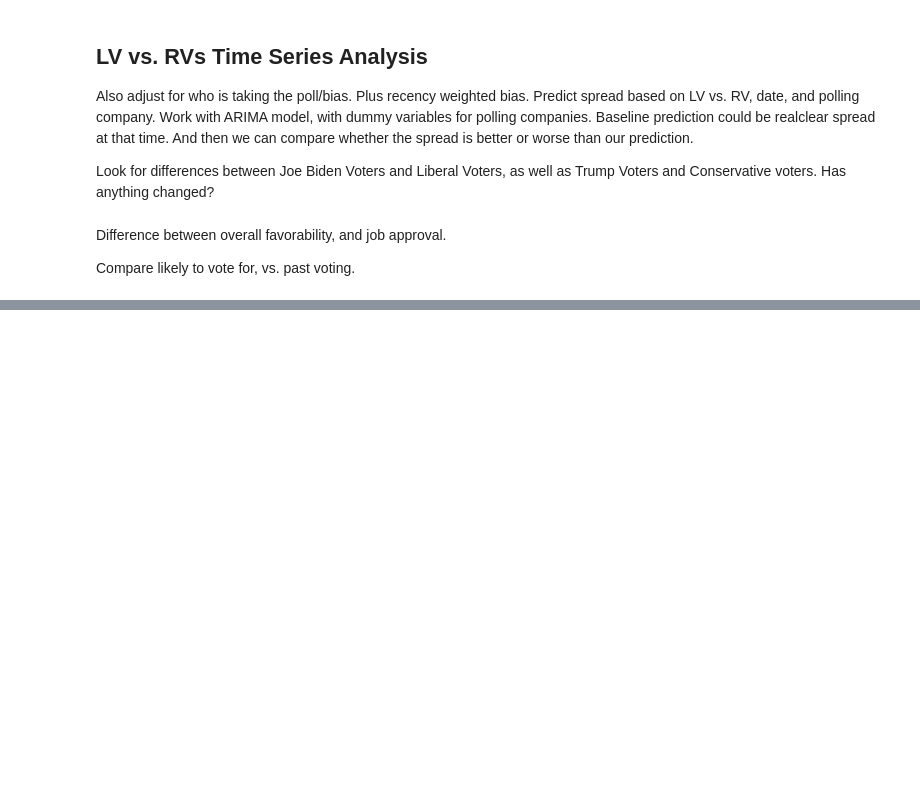
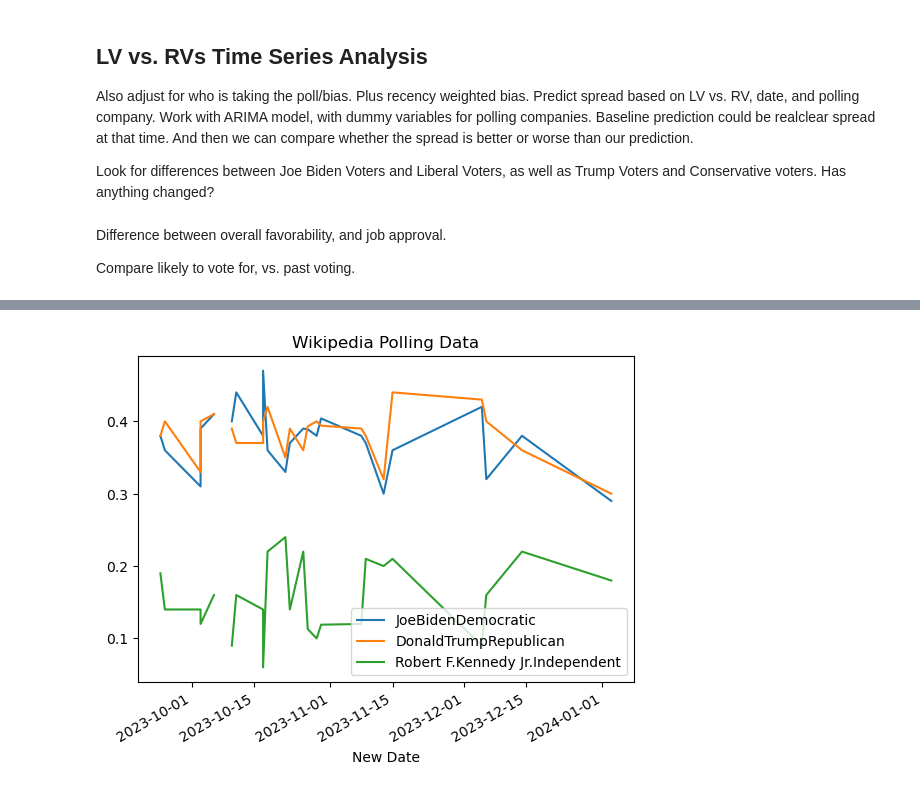
Before and after one commit to robertfeldstein/Election2024, a Jupyter notebook: polldatatesting.ipynb, the cells around one changed output, grey strips where cells are left out. Cells and saved outputs as stored; diff of their text form; code cells hidden in the pictures; blank space fills up the shorter version.

```diff
--- a/polldatatesting.ipynb
+++ b/polldatatesting.ipynb
@@ -216,0 +254,11 @@ Mean Squared Error: 7.6425746141848645
+# %%
+table_data = []
+for row in table.find_all('tr'):
+    row_data = [cell.text.strip() for cell in row.find_all(['td','th'])]
+    table_data.append(row_data)
+
+#Convert table data to a dataframe
+#We remove the first row since this is RCP summary data that we don't want to use
+
+df = pd.DataFrame(table_data[1:], columns=table_data[0])
+df.head()
@@ -216,0 +272,14 @@ Mean Squared Error: 7.6425746141848645
+# %%
+#Time Series Plot of Wikipedia Data
+
+df["Year"] = df["Date"].str.split(" ").str[-1]
+df["Month"] = df["Date"].str.split(" ").str[0]
+df["Day"] = df["Date"].str.split(" ").str[1].str.split("–").str[0]
+df["New Date"] = df["Month"] + " " + df["Day"] + ", " + df["Year"]
+df["New Date"] = pd.to_datetime(df["New Date"],format="mixed")
+df['JoeBidenDemocratic'] = df['JoeBidenDemocratic'].str.rstrip('%').astype('float') / 100
+df['DonaldTrumpRepublican'] = df['DonaldTrumpRepublican'].str.rstrip('%').astype('float') / 100
+df["Robert F.Kennedy Jr.Independent"] = df["Robert F.Kennedy Jr.Independent"].str.rstrip('%').astype('float') / 100
+df.set_index("New Date", inplace=True)
+
+df
@@ -216,0 +305,6 @@ Mean Squared Error: 7.6425746141848645
+# %%
+df.plot()
+plt.title('Wikipedia Polling Data')
+plt.show()
+# %% [output]
+[figure, added]
```
Also changed, not shown: parts of 10 cells of this notebook.
